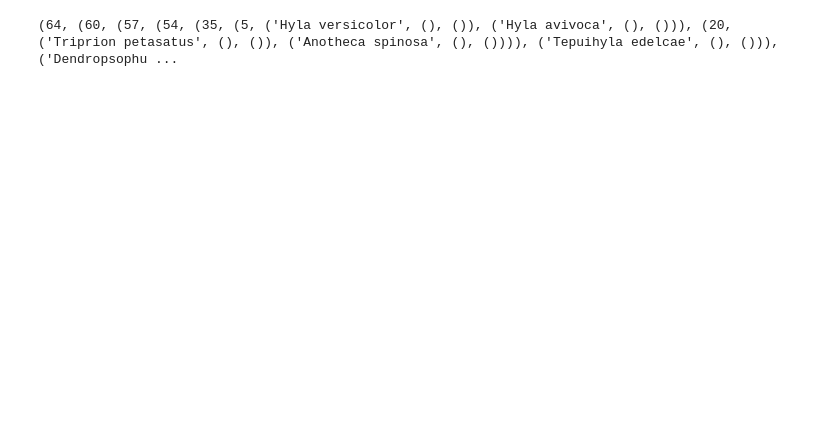
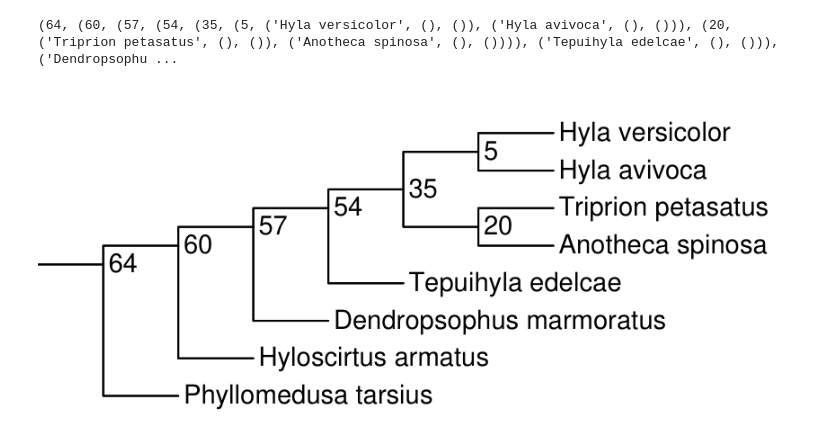
Before and after one commit to DrJieHou/cs1020, a Jupyter notebook: labs/lab08/lab08_for_class.ipynb, the cells around one changed output. Cells and saved outputs as stored; diff of their text form; code cells hidden in the pictures; blank space fills up the shorter version.

```diff
--- a/labs/lab08/lab08_for_class.ipynb
+++ b/labs/lab08/lab08_for_class.ipynb
@@ -98,7 +171,6 @@ reset()
 #### lab08 requirement:
 #### Add missing components in the functions "draw", "advance", "lateral"
 # %%
-
 def draw(tree, xScale, yScale):
     """Draw the tree centered to the right of the current position,
     such that leaves end up separated vertically by yScale,
@@ -189,6 +261,18 @@ def reset():
 def savePostscript(filename):
     turtle.getscreen().getcanvas().postscript(file=filename)
 
+def savePng_v1(fileprefix):
+    turtle.getscreen().getcanvas().postscript(file=fileprefix +'.ps')
+    cmd = 'ps2pdf -dEPSCrop %s.ps %s.pdf' % (fileprefix,fileprefix)
+    subprocess.run(cmd.split())
+
+    cmd = 'sips -s format png %s.pdf --out %s.png'% (fileprefix,fileprefix)
+    subprocess.run(cmd.split())
+
+def savePng_v2(fileprefix):
+    turtle.getscreen().getcanvas().postscript(file=fileprefix +'.ps')
+    cmd = 'convert %s.ps %s.png' % (fileprefix,fileprefix)
+    subprocess.run(cmd.split())
 
 def plot_cladograms(tree,xScale=40, yScale=20,image='image'):
     if type(tree) == tuple:
@@ -269,27 +370,35 @@ plot_cladograms(p118_cladogram,xScale,yScale,image='p118_cladogram')
 # %%
 treeFrogs = (64,
              (60,
               (57,
                (54,
                 (35,
                  (5,
                   ('Hyla versicolor',(), ()),
                   ('Hyla avivoca',(),()) ),
                  (20,
                   ('Triprion petasatus',(), ()),
                   ('Anotheca spinosa',(),()) )
                  ),
                 ('Tepuihyla edelcae',(),())),
                ('Dendropsophus marmoratus',(),()) ),
               ('Hyloscirtus armatus',(),())),
              ('Phyllomedusa tarsius',(),()))
 
 
 xScale = 40
 yScale = 20
 plot_cladograms(treeFrogs,xScale,yScale,image='treeFrogs')
-#from IPython.display import Image
-#Image('treeFrogs.png')
+
+
+### save output
+savePng_v1('treeFrogs')
+
+# if not working, try
+#savePng_v2('treeFrogs')
+from IPython.display import Image
+Image('treeFrogs.png')
 # %% [output]
 (64, (60, (57, (54, (35, (5, ('Hyla versicolor', (), ()), ('Hyla avivoca', (), ())), (20, ('Triprion petasatus', (), ()), ('Anotheca spinosa', (), ()))), ('Tepuihyla edelcae', (), ())), ('Dendropsophu ...
+[figure, added]
 # %%
```
Also changed, not shown: parts of 26 cells of this notebook.
